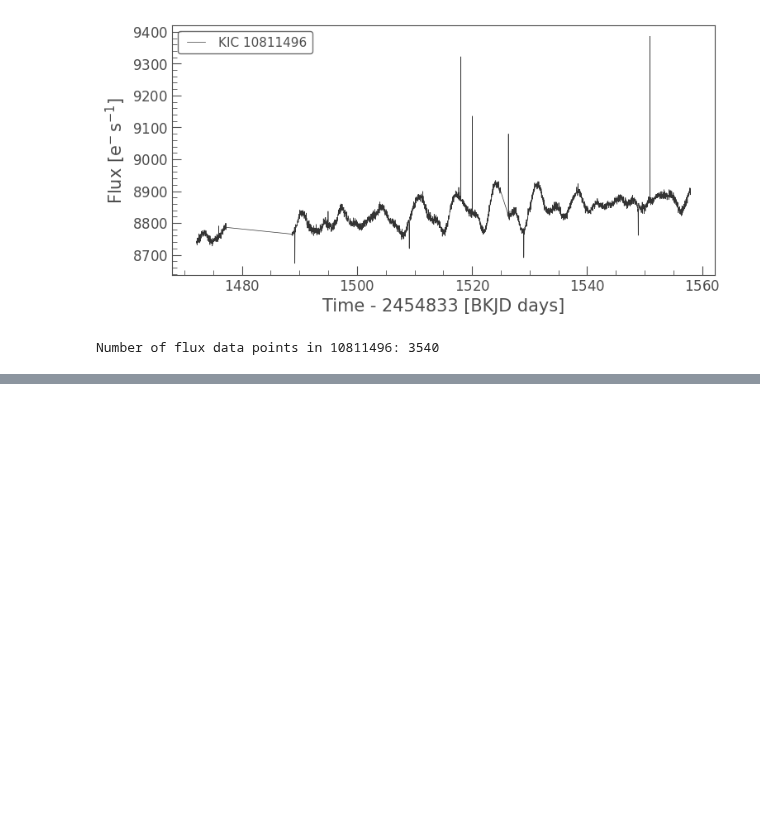
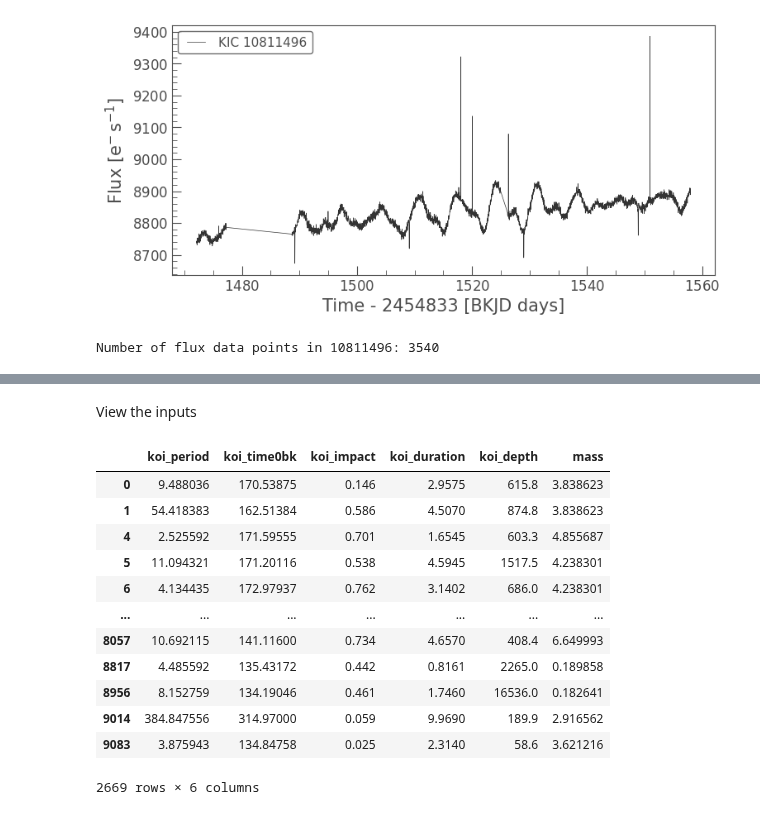
Before and after one commit to nicholasproietti/LGM, a Jupyter notebook: Kepler_Light_Curve_Reader.ipynb, the cells around one changed output, grey strips where cells are left out. Cells and saved outputs as stored; diff of their text form; code cells hidden in the pictures; blank space fills up the shorter version.

```diff
--- a/Kepler_Light_Curve_Reader.ipynb
+++ b/Kepler_Light_Curve_Reader.ipynb
@@ -258,0 +254,18 @@ files.download('Kepler_LCs.zip')
+# %%
+# KOI filtering
+KOI = pd.read_csv('KOI.csv')
+KOI_confirmed = KOI.drop(KOI[KOI['koi_disposition']!='CONFIRMED'].index)
+
+# planet mass calculation
+mass = KOI_confirmed['koi_slogg'].mul(KOI_confirmed['koi_srad'].mul(KOI_confirmed['koi_srad']))
+
+# extract input parameters
+x = KOI_confirmed[['koi_period','koi_time0bk','koi_impact','koi_duration','koi_depth']]
+x.loc[:,'mass'] = pd.Series(np.random.randn(len(x)), index=x.index)
+x.loc[:, 'mass'] = mass
+y = KOI_confirmed[['koi_prad']]
+x = x.fillna(0)
+y = y.fillna(0)
+from sklearn import preprocessing
+x_scaled = preprocessing.scale(x)
+x_train, x_test, y_train, y_test = train_test_split(x_scaled[1:6000], y[1:6000], train_size=0.5, test_size=0.25)
@@ -258,0 +283,18 @@ files.download('Kepler_LCs.zip')
+# %% [markdown]
+View the inputs
+# %%
+x
+# %% [output]
+|  | koi_period | koi_time0bk | koi_impact | koi_duration | koi_depth | mass |
+| 0 | 9.488036 | 170.53875 | 0.146 | 2.9575 | 615.8 | 3.838623 |
+| 1 | 54.418383 | 162.51384 | 0.586 | 4.5070 | 874.8 | 3.838623 |
+| 4 | 2.525592 | 171.59555 | 0.701 | 1.6545 | 603.3 | 4.855687 |
+| 5 | 11.094321 | 171.20116 | 0.538 | 4.5945 | 1517.5 | 4.238301 |
+| 6 | 4.134435 | 172.97937 | 0.762 | 3.1402 | 686.0 | 4.238301 |
+| ... | ... | ... | ... | ... | ... | ... |
+| 8057 | 10.692115 | 141.11600 | 0.734 | 4.6570 | 408.4 | 6.649993 |
+| 8817 | 4.485592 | 135.43172 | 0.442 | 0.8161 | 2265.0 | 0.189858 |
+| 8956 | 8.152759 | 134.19046 | 0.461 | 1.7460 | 16536.0 | 0.182641 |
+| 9014 | 384.847556 | 314.97000 | 0.059 | 9.9690 | 189.9 | 2.916562 |
+| 9083 | 3.875943 | 134.84758 | 0.025 | 2.3140 | 58.6 | 3.621216 |
+2669 rows × 6 columns
```
Also changed, not shown: parts of 21 cells of this notebook.
